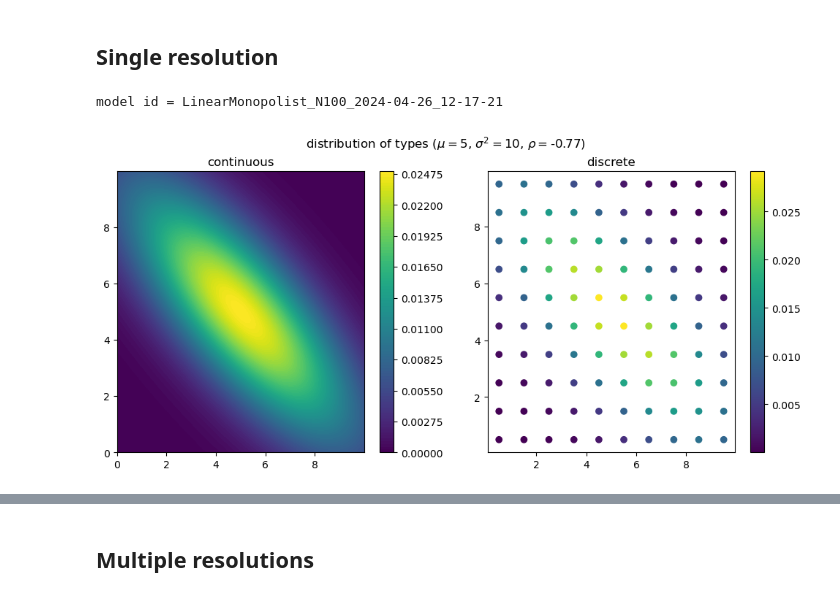
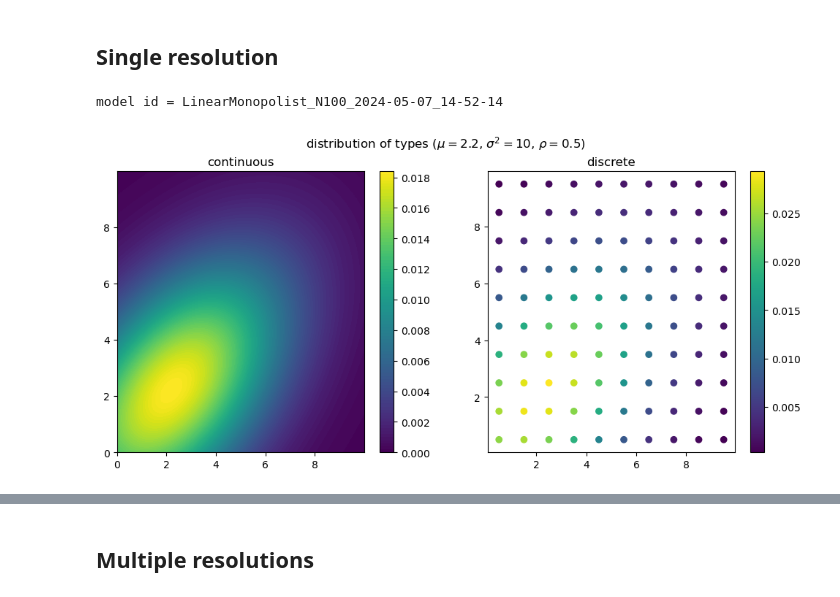
Before and after one commit to x-dupuis/screening-algo, a Jupyter notebook: examples/Schmalensee.ipynb, the cells around one changed output, grey strips where cells are left out. Saved outputs shown, nothing was run; the diff lists cells and outputs as text; code cells hidden in the pictures.

```diff
--- a/examples/Schmalensee.ipynb
+++ b/examples/Schmalensee.ipynb
@@ -18,34 +18,34 @@ from modules import LinearMonopolist
 # %%
 n0, n1 = 10, 10
 t0, t1 =  np.linspace(0, 10, num=n0+1, dtype=np.float32), np.linspace(0, 10, num=n1+1, dtype=np.float32)  #  [1, 1.5, 3], [0, 0.5, 1]
 theta0 = (t0[1:]+t0[:-1])/2 ; theta1 = (t1[1:]+t1[:-1])/2
 theta0, theta1 = np.meshgrid(theta0,theta1)
 theta = np.stack((theta0.flatten(), theta1.flatten())); N = theta.shape[-1] # number of types
 
-mu = 5; sigma2 = 10; rho = -0.77
+mu = 2.2; sigma2 = 10; rho = 0.5
 distribution = multivariate_normal(mu*np.array([1, 1]), sigma2*np.array([[1, rho], [rho,1]]))
 cd = distribution.cdf(np.dstack(np.meshgrid(t0,t1)))
 f = cd[1:,1:] + cd[:-1,:-1] - cd[1:,:-1] - cd[:-1,1:]
 f = f.flatten() /  np.sum(f) # weights in the distribution
 
 ### Model parameters setting
 param = {'substituable':False, 'mu':mu, 'simga2':sigma2, 'rho':rho}   # False for indivisible goods (constraints = cube), True for substituable goods (constraints = simplex)
 
 ### Objects
 model = LinearMonopolist(theta, f, param)
 
 fig, axs = plt.subplots(1,2, figsize=(12,5))
 c0, c1 = np.mgrid[np.min(t0):np.max(t0):0.01, np.min(t1):np.max(t1):0.01]
 ctypes = axs[0].contourf(c0, c1, distribution.pdf(np.dstack((c0, c1))), 100)
 _ = fig.colorbar(ctypes)
 _ = axs[0].set_title('continuous')
 dtypes = axs[1].scatter(theta0, theta1, c=f)
 _ = fig.colorbar(dtypes)
 _ = axs[1].set_title('discrete')
 _ = fig.suptitle(rf'distribution of types ($\mu=${mu}, $\sigma^2=${sigma2}, $\rho=${rho})')
 # %% [output]
-model id = LinearMonopolist_N100_2024-04-26_12-17-21
+model id = LinearMonopolist_N100_2024-05-07_14-52-14
-[figure, old version]
+[figure, new version]
 # %%
 # path = 'results/Schmalensee/'+model.id+'_distribution'
 # fig.savefig(path, bbox_inches="tight", pad_inches=0.05)
```
Also changed, not shown: parts of 16 cells of this notebook, 5 other files.
